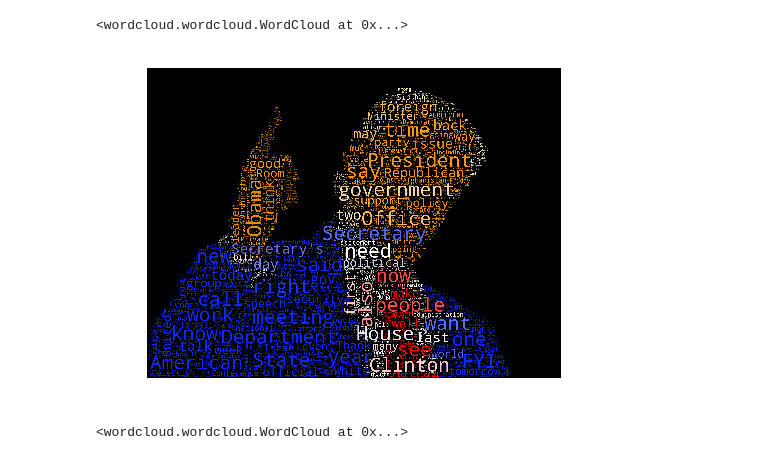
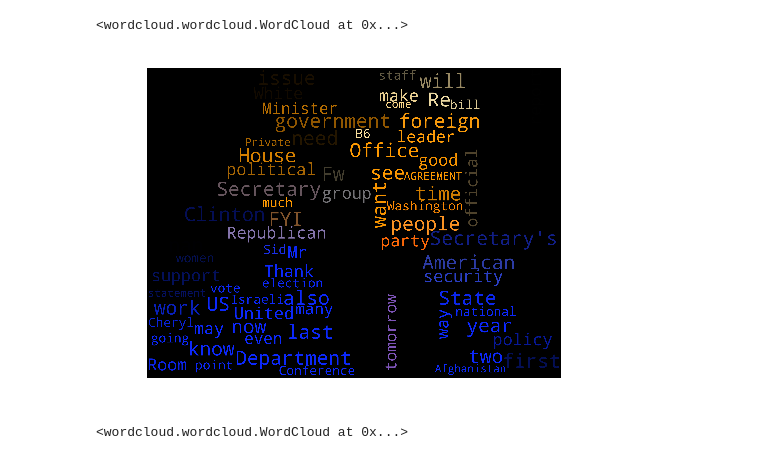
Before and after one commit to jmuth/ADA_homeworks, a Jupyter notebook: 05 - Taming Text/Taming_Text.ipynb, the cells around one changed output. Cells and saved outputs as stored; diff of their text form; code cells hidden in the pictures.

Commit message:
trump works again

```diff
--- a/05 - Taming Text/Taming_Text.ipynb
+++ b/05 - Taming Text/Taming_Text.ipynb
@@ -75,17 +75,18 @@ plt.show()
 # %%
 trump_coloring = np.array(Image.open("./other/trump.png"))
-wc_colored = WordCloud(max_words=3000, mask=trump_coloring, stopwords=stopwords, random_state=1)
+wc_colored = WordCloud(max_words=100, mask=trump_coloring, stopwords=stopwords, random_state=1)
 wc_colored.generate(text_str)
 # %% [output]
 <wordcloud.wordcloud.WordCloud at 0x...>
 # %%
 # create coloring from image
 image_colors = ImageColorGenerator(trump_coloring)
-plt.imshow(wc.recolor(color_func=image_colors))
+# plt.imshow(wc_colored.recolor(color_func=image_colors))
+plt.imshow(wc_colored)
 plt.axis("off")
 plt.show()
 # %% [output]
-[figure, old version]
+[figure, new version]
 # %%
 wc.to_file("trump<3clinton.png")
 # %% [output]
```
Also changed, not shown: parts of 5 cells of this notebook, 7 other files.
